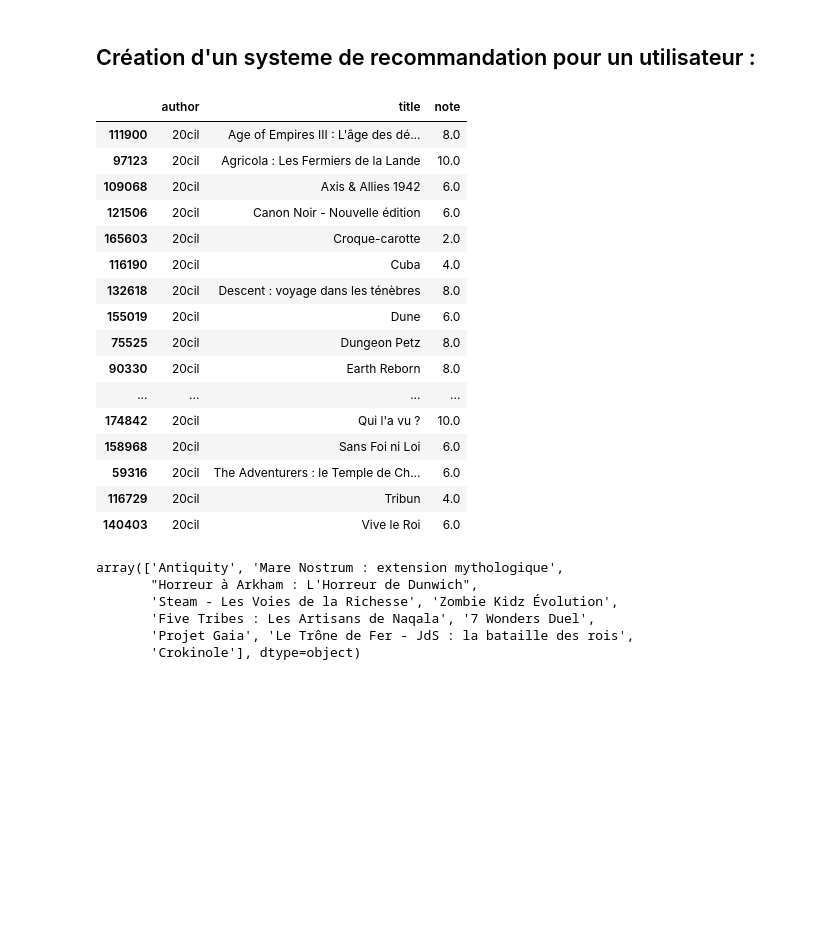
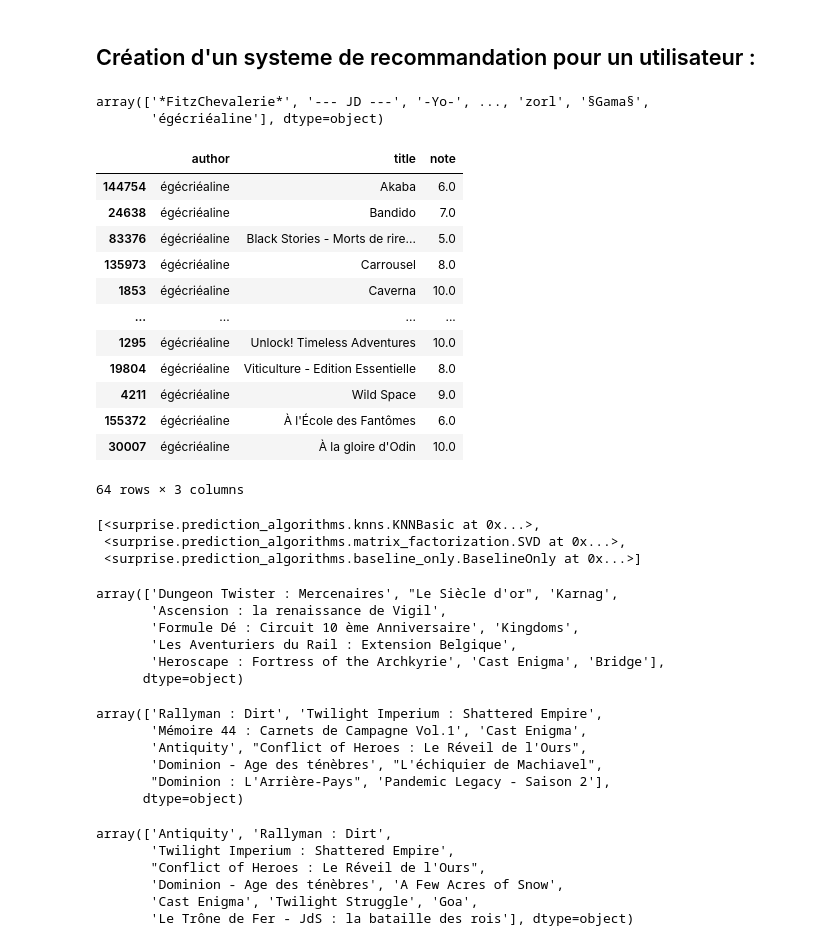
Before and after one commit to Amayas29/review-analysis, a Jupyter notebook: src/6_filtrage_colaboratif.ipynb, the cells around one changed output. Drawn from its saved outputs; the diff is of its cells as text; code cells hidden in the pictures; blank space fills up the shorter version.

```diff
--- a/src/6_filtrage_colaboratif.ipynb
+++ b/src/6_filtrage_colaboratif.ipynb
@@ -174,10 +172,11 @@ Standard Deviation = 31.03411212740304
 # %% [markdown]
 On supprime les utilisateurs qui ont commenté moins de 8 fois, et les jeux avec moins de 8 avis ainsi jusqu'à convergence
 # %%
-nb_avis_min = 20
+nb_avis_min = 8
 
 u, df_avis_filter = traitement_reco.clean_user(df_avis_unique, nb_avis_min=nb_avis_min)
 g, df_avis_filter = traitement_reco.clean_game(df_avis_filter, nb_avis_min=nb_avis_min)
+
 while u != 0 and g != 0:
     u, df_avis_filter = traitement_reco.clean_user(
         df_avis_filter, nb_avis_min=nb_avis_min)
@@ -523,33 +658,62 @@ def basic_recommand_games(model, user, games, df, nb_games=3):
     scores = np.array(scores)
     i_sort = np.argsort(-scores)
     return games[i_sort[:nb_games]]
+# %%
+df_avis_filter["author"] .unique()
+# %% [output]
+array(['*FitzChevalerie*', '--- JD ---', '-Yo-', ..., 'zorl', '§Gama§',
+       'égécriéaline'], dtype=object)
+# %%
+author = "égécriéaline"
 # %%
-df_avis_filter[df_avis_filter["author"] == "20cil"]
+df_avis_filter[df_avis_filter["author"] == author]
 # %% [output]
 |  | author | title | note |
-| 111900 | 20cil | Age of Empires III : L'âge des dé... | 8.0 |
-| 97123 | 20cil | Agricola : Les Fermiers de la Lande | 10.0 |
-| 109068 | 20cil | Axis & Allies 1942 | 6.0 |
-| 121506 | 20cil | Canon Noir - Nouvelle édition | 6.0 |
-| 165603 | 20cil | Croque-carotte | 2.0 |
-| 116190 | 20cil | Cuba | 4.0 |
-| 132618 | 20cil | Descent : voyage dans les ténèbres | 8.0 |
-| 155019 | 20cil | Dune | 6.0 |
-| 75525 | 20cil | Dungeon Petz | 8.0 |
-| 90330 | 20cil | Earth Reborn | 8.0 |
+| 144754 | égécriéaline | Akaba | 6.0 |
+| 24638 | égécriéaline | Bandido | 7.0 |
+| 83376 | égécriéaline | Black Stories - Morts de rire... | 5.0 |
+| 135973 | égécriéaline | Carrousel | 8.0 |
+| 1853 | égécriéaline | Caverna | 10.0 |
 | ... | ... | ... | ... |
-| 174842 | 20cil | Qui l'a vu ? | 10.0 |
-| 158968 | 20cil | Sans Foi ni Loi | 6.0 |
-| 59316 | 20cil | The Adventurers : le Temple de Ch... | 6.0 |
-| 116729 | 20cil | Tribun | 4.0 |
-| 140403 | 20cil | Vive le Roi | 6.0 |
+| 1295 | égécriéaline | Unlock! Timeless Adventures | 10.0 |
+| 19804 | égécriéaline | Viticulture - Edition Essentielle | 8.0 |
+| 4211 | égécriéaline | Wild Space | 9.0 |
+| 155372 | égécriéaline | À l'École des Fantômes | 6.0 |
+| 30007 | égécriéaline | À la gloire d'Odin | 10.0 |
+64 rows × 3 columns
+# %%
+models
+# %% [output]
+[<surprise.prediction_algorithms.knns.KNNBasic at 0x...>,
+ <surprise.prediction_algorithms.matrix_factorization.SVD at 0x...>,
+ <surprise.prediction_algorithms.baseline_only.BaselineOnly at 0x...>]
+# %%
+knn_games = basic_recommand_games(models[0], author, games, df_avis, nb_games=10)
+knn_games
+# %% [output]
+array(['Dungeon Twister : Mercenaires', "Le Siècle d'or", 'Karnag',
+       'Ascension : la renaissance de Vigil',
+       'Formule Dé : Circuit 10 ème Anniversaire', 'Kingdoms',
+       'Les Aventuriers du Rail : Extension Belgique',
+       'Heroscape : Fortress of the Archkyrie', 'Cast Enigma', 'Bridge'],
+      dtype=object)
+# %%
+svd_games = basic_recommand_games(models[1], author, games, df_avis, nb_games=10)
+svd_games
+# %% [output]
+array(['Rallyman : Dirt', 'Twilight Imperium : Shattered Empire',
+       'Mémoire 44 : Carnets de Campagne Vol.1', 'Cast Enigma',
+       'Antiquity', "Conflict of Heroes : Le Réveil de l'Ours",
+       'Dominion - Age des ténèbres', "L'échiquier de Machiavel",
+       "Dominion : L'Arrière-Pays", 'Pandemic Legacy - Saison 2'],
+      dtype=object)
 # %%
-svdpp_games = basic_recommand_games(models[2], '20cil', games, df_avis, nb_games=10)
-svdpp_games
+bs_games = basic_recommand_games(models[2], author, games, df_avis, nb_games=10)
+bs_games
 # %% [output]
-array(['Antiquity', 'Mare Nostrum : extension mythologique',
-       "Horreur à Arkham : L'Horreur de Dunwich",
-       'Steam - Les Voies de la Richesse', 'Zombie Kidz Évolution',
-       'Five Tribes : Les Artisans de Naqala', '7 Wonders Duel',
-       'Projet Gaia', 'Le Trône de Fer - JdS : la bataille des rois',
-       'Crokinole'], dtype=object)
+array(['Antiquity', 'Rallyman : Dirt',
+       'Twilight Imperium : Shattered Empire',
+       "Conflict of Heroes : Le Réveil de l'Ours",
+       'Dominion - Age des ténèbres', 'A Few Acres of Snow',
+       'Cast Enigma', 'Twilight Struggle', 'Goa',
+       'Le Trône de Fer - JdS : la bataille des rois'], dtype=object)
```
Also changed, not shown: parts of 47 cells of this notebook, 7 other files.
